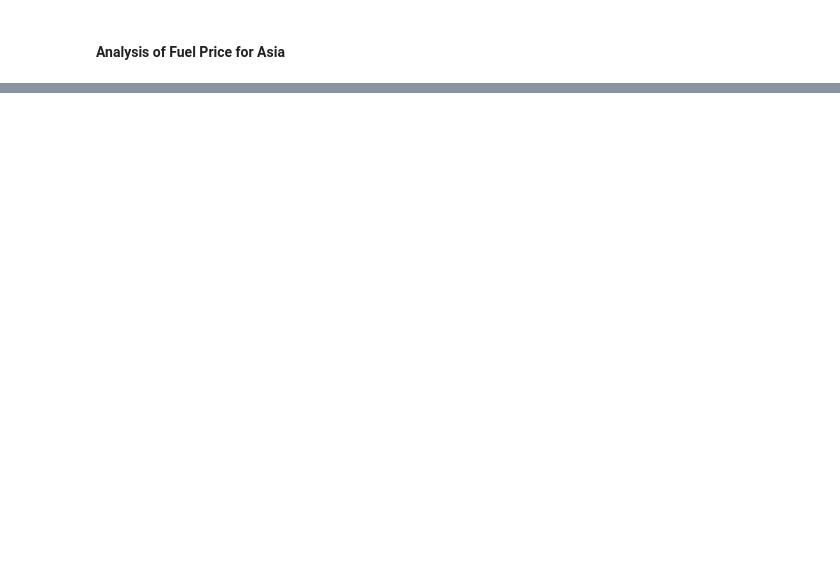
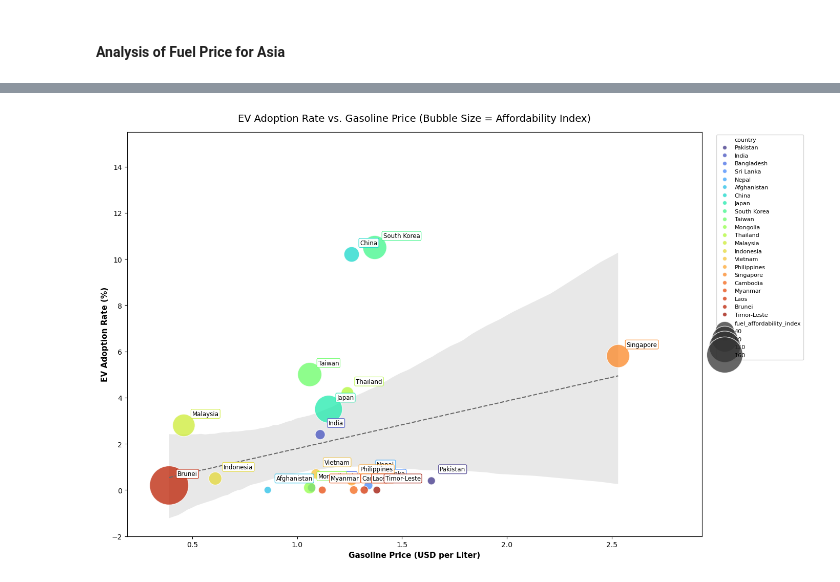
Before and after one commit to eric-ho-888/Project_2, a Jupyter notebook: asia_fuel.ipynb, the cells around one changed output, grey strips where cells are left out. Drawn from its saved outputs; the diff is of its cells as text; code cells hidden in the pictures; blank space fills up the shorter version.

```diff
--- a/asia_fuel.ipynb
+++ b/asia_fuel.ipynb
@@ -562,0 +227,86 @@ plt.show()
+# %%
+plt.figure(figsize=(14, 9))
+
+# 1. High-variety palette to keep every country visually distinct
+country_palette = "turbo"
+
+# 2. Draw the linear regression line first so it sits cleanly beneath the data points
+# sns.regplot calculates and plots a linear trend line with a 95% confidence interval band
+sns.regplot(
+    data=df,
+    x="gasoline_usd_per_liter",
+    y="ev_adoption_pct",
+    scatter=False,               # Do not draw default dots; we will style those with scatterplot below
+    color="dimgray",             # Subtle gray line color
+    line_kws={"linewidth": 1.5, "linestyle": "--"}, # Dashed line style
+    ci=95                        # Shows the shaded statistical confidence interval area
+)
+
+# 3. Generate the primary bubble scatterplot configuration
+ax = sns.scatterplot(
+    data=df,
+    x="gasoline_usd_per_liter",        # <--- Re-plotted X-axis to Gasoline Price
+    y="ev_adoption_pct",              # <--- Re-plotted Y-axis to EV Adoption Rate
+    size="fuel_affordability_index",   # <--- Keeping the presentation bubble sizing
+    hue="country",
+    palette=country_palette,
+    sizes=(100, 3000),
+    alpha=0.75,
+    edgecolor="white",
+    linewidth=1
+)
+
+# 4. Extract the dynamically generated country color mappings
+facecolors = ax.collections[1].get_facecolors() # Index 1 extracts from the scatter layer rather than the regplot layer
+country_to_color = dict(zip(df["country"], facecolors))
+
+# 5. Automatically label all countries with a uniform proportional layout offset
+for _, row in df.iterrows():
+    country = row["country"]
+    x_orig = row["gasoline_usd_per_liter"]
+    y_orig = row["ev_adoption_pct"]
+
+    unique_color = country_to_color.get(country, "dimgray")
+
+    # Apply small percentage offsets relative to the axis parameters to lift the labels off the bubbles
+    label_x = x_orig + 0.04
+    label_y = y_orig + 0.5
+
+    # Print the country text label with a matching color border
+    ax.text(
+        label_x,
+        label_y,
+        country,
+        fontsize=8.5,
+        ha="left",
+        va="center",
+        bbox=dict(
+            boxstyle="round,pad=0.2",
+            fc="white",
+            ec=unique_color,
+            lw=0.8,
+            alpha=0.95
+        )
+    )
+
+# Axis Labels, Title, and Boundary Buffers
+plt.xlabel("Gasoline Price (USD per Liter)", fontsize=11, fontweight="bold")
+plt.ylabel("EV Adoption Rate (%)", fontsize=11, fontweight="bold")
+plt.title("EV Adoption Rate vs. Gasoline Price (Bubble Size = Affordability Index)", fontsize=14, pad=15)
+
+# Expand margins slightly so text on the absolute borders doesn't clip
+ax.set_xlim(df["gasoline_usd_per_liter"].min() - 0.2, df["gasoline_usd_per_liter"].max() + 0.4)
+ax.set_ylim(df["ev_adoption_pct"].min() - 2.0, df["ev_adoption_pct"].max() + 5.0)
+
+# Configure the sidebar legend panel cleanly
+plt.legend(
+    bbox_to_anchor=(1.02, 1),
+    loc="upper left",
+    fontsize=8,
+    ncol=1
+)
+
+plt.tight_layout()
+plt.show()
+# %% [output]
+[figure, added]
```
Also changed, not shown: parts of 20 cells of this notebook.
